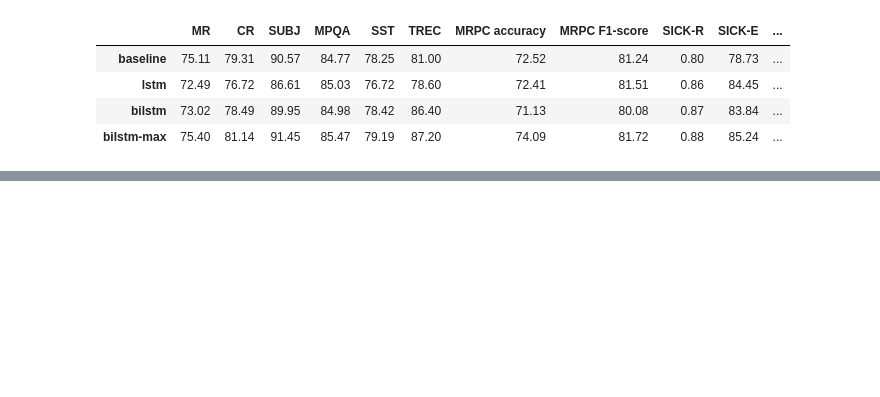
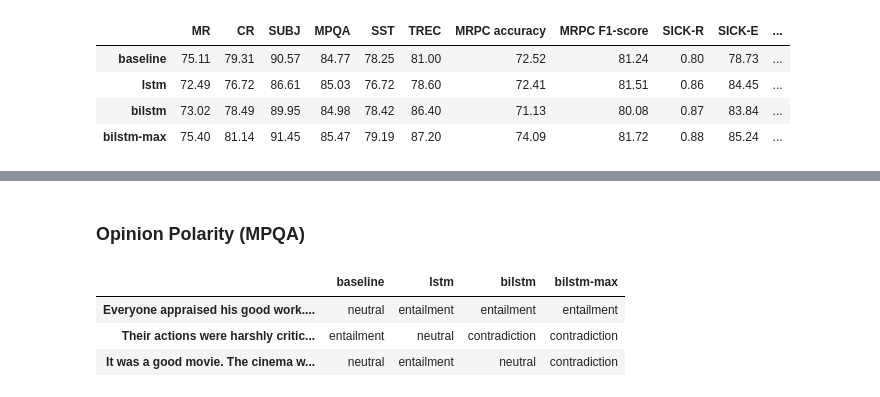
Before and after one commit to din0s/infer-sent, a Jupyter notebook: demo.ipynb, the cells around one changed output, grey strips where cells are left out. Cells and saved outputs as stored; diff of their text form; code cells hidden in the pictures; blank space fills up the shorter version.

```diff
--- a/demo.ipynb
+++ b/demo.ipynb
@@ -332,0 +450,13 @@ format_df(senteval_df)
+# %% [markdown]
+### Opinion Polarity (MPQA)
+# %%
+query_models(
+    ("Everyone appraised his good work.", "His efforts were highly appreciated."),
+    ("Their actions were harshly criticized.", "They received positive feedback."),
+    ("It was a good movie.", "The cinema was spatious.")
+)
+# %% [output]
+|  | baseline | lstm | bilstm | bilstm-max |
+| Everyone appraised his good work.... | neutral | entailment | entailment | entailment |
+| Their actions were harshly critic... | entailment | neutral | contradiction | contradiction |
+| It was a good movie. The cinema w... | neutral | entailment | neutral | contradiction |
```
Also changed, not shown: parts of 50 cells of this notebook.
